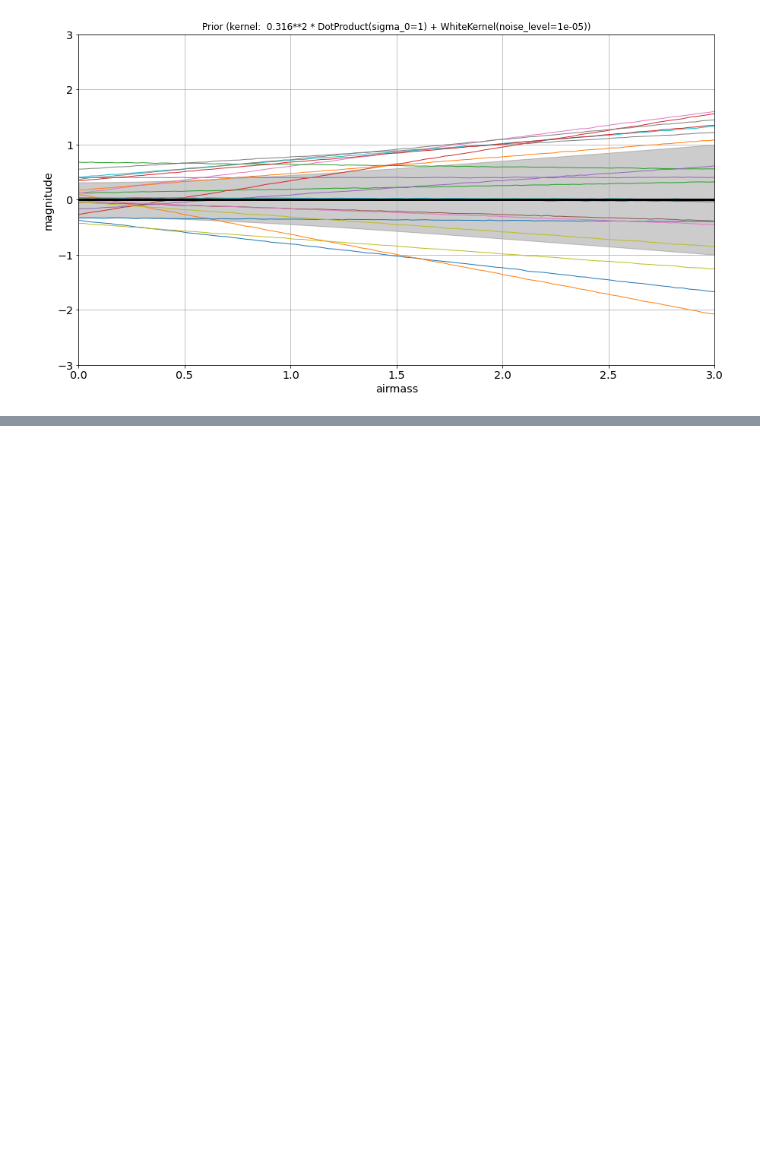
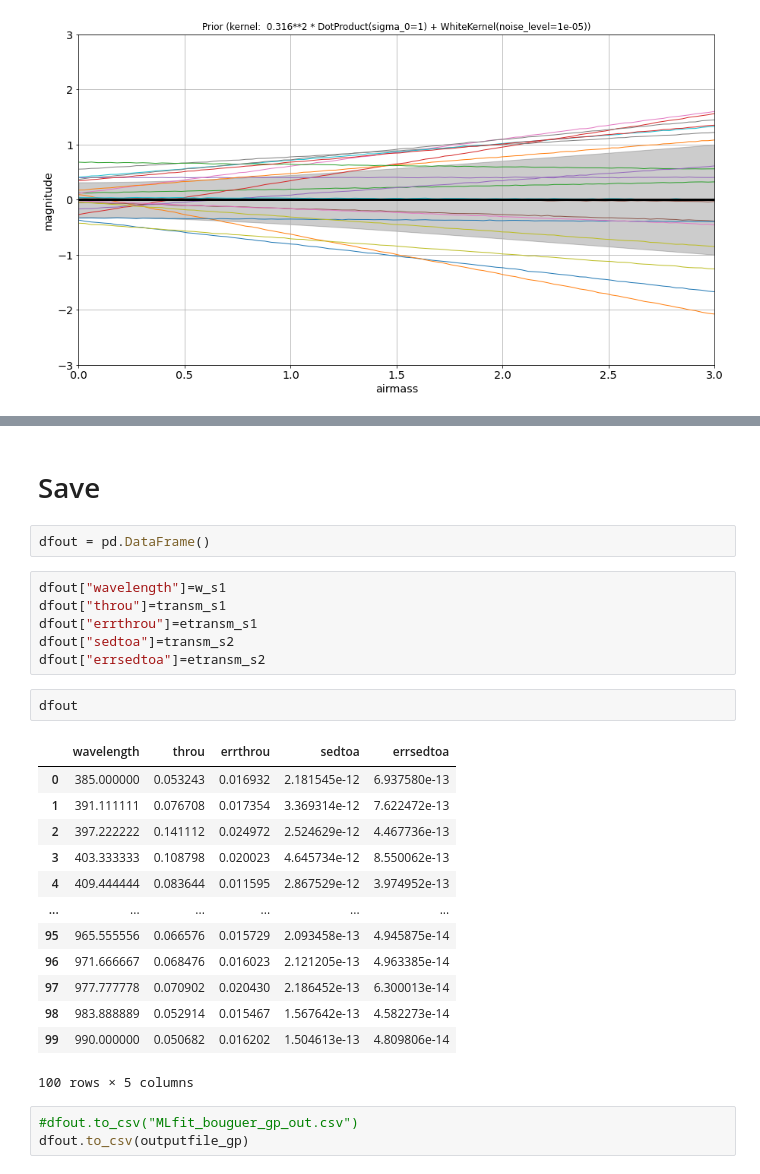
Before and after one commit to sylvielsstfr/PhotomCorrectAuxTel, a Jupyter notebook: analysis/MLfit_gp_data/MLfit_bouguer_gp.ipynb, the cells around one changed output, grey strips where cells are left out. Saved outputs shown, nothing was run; the diff lists cells and outputs as text; blank space fills up the shorter version.

Commit message:
add ExtractThroughput

```diff
--- a/analysis/MLfit_gp_data/MLfit_bouguer_gp.ipynb
+++ b/analysis/MLfit_gp_data/MLfit_bouguer_gp.ipynb
@@ -900,0 +936,29 @@ ax.grid()
+# %% [markdown]
+# Save
+# %%
+dfout = pd.DataFrame()
+# %%
+dfout["wavelength"]=w_s1
+dfout["throu"]=transm_s1
+dfout["errthrou"]=etransm_s1
+dfout["sedtoa"]=transm_s2
+dfout["errsedtoa"]=etransm_s2
+# %%
+dfout
+# %% [output]
+|  | wavelength | throu | errthrou | sedtoa | errsedtoa |
+| 0 | 385.000000 | 0.053243 | 0.016932 | 2.181545e-12 | 6.937580e-13 |
+| 1 | 391.111111 | 0.076708 | 0.017354 | 3.369314e-12 | 7.622472e-13 |
+| 2 | 397.222222 | 0.141112 | 0.024972 | 2.524629e-12 | 4.467736e-13 |
+| 3 | 403.333333 | 0.108798 | 0.020023 | 4.645734e-12 | 8.550062e-13 |
+| 4 | 409.444444 | 0.083644 | 0.011595 | 2.867529e-12 | 3.974952e-13 |
+| ... | ... | ... | ... | ... | ... |
+| 95 | 965.555556 | 0.066576 | 0.015729 | 2.093458e-13 | 4.945875e-14 |
+| 96 | 971.666667 | 0.068476 | 0.016023 | 2.121205e-13 | 4.963385e-14 |
+| 97 | 977.777778 | 0.070902 | 0.020430 | 2.186452e-13 | 6.300013e-14 |
+| 98 | 983.888889 | 0.052914 | 0.015467 | 1.567642e-13 | 4.582273e-14 |
+| 99 | 990.000000 | 0.050682 | 0.016202 | 1.504613e-13 | 4.809806e-14 |
+100 rows × 5 columns
+# %%
+#dfout.to_csv("MLfit_bouguer_gp_out.csv")
+dfout.to_csv(outputfile_gp)
```
Also changed, not shown: parts of 24 cells of this notebook, 3 other files.
